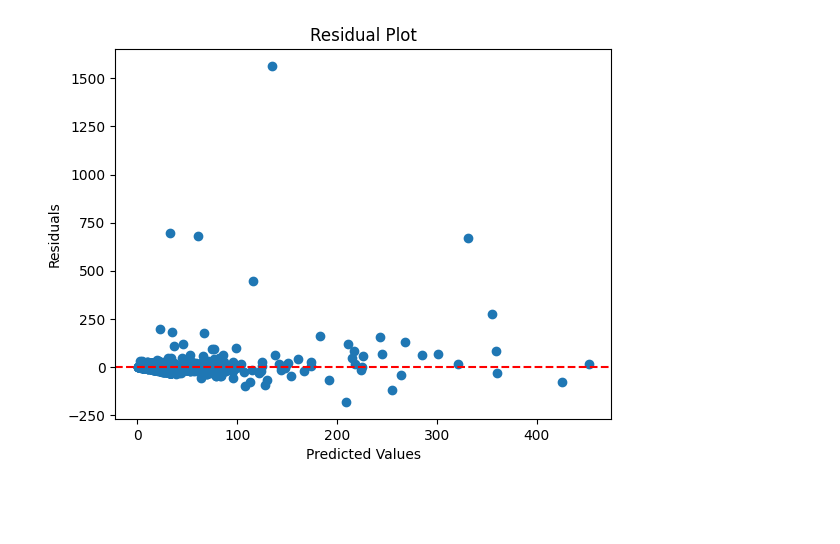
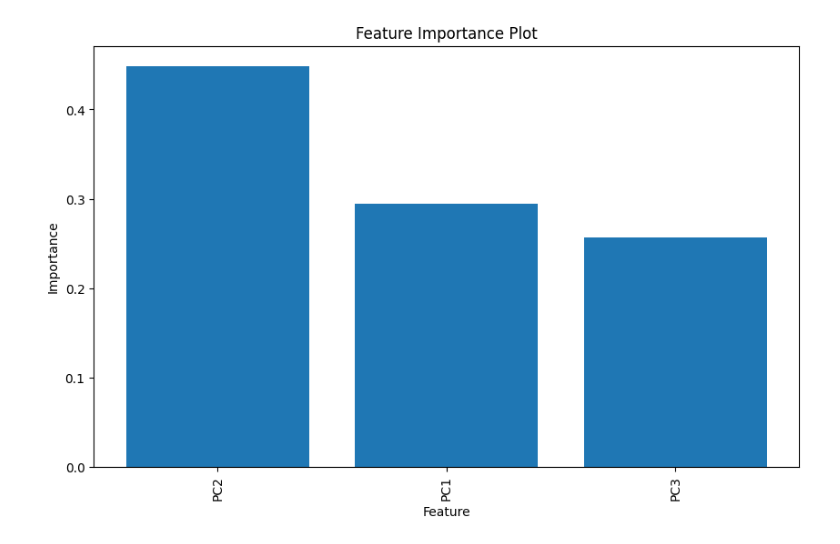
Before and after one commit to bsvab/predicting-li-concentration-using-machine-learning, a Jupyter notebook: code_ml/ml_models/ml_model_train_test_randomforest.ipynb, the cells around one changed output. Cells and saved outputs as stored; diff of their text form; code cells hidden in the pictures; blank space fills up the shorter version.

Commit message:
Random Forest Updates

```diff
--- a/code_ml/ml_models/ml_model_train_test_randomforest.ipynb
+++ b/code_ml/ml_models/ml_model_train_test_randomforest.ipynb
@@ -66,4 +73,5 @@ pipeline = Pipeline(steps=[
 # %%
-# Train the model
-pipeline.fit(X_train, y_train)
+# Define and train the random forest model
+model = RandomForestRegressor(n_estimators=100, random_state=42)
+model.fit(X_train, y_train)
 # %% [output]
@@ -127,11 +118,15 @@ plt.show()
-# %%
-# Residual Plot
-residuals = y_test - y_pred
-plt.scatter(y_pred, residuals)
-plt.xlabel("Predicted Values")
-plt.ylabel("Residuals")
-plt.title("Residual Plot")
-plt.axhline(y=0, color='r', linestyle='--')  # Add horizontal line at y=0
-plt.show()
-# %% [output]
-[figure, removed]
+# %%
+# Visualize feature importance
+feature_importances = model.feature_importances_
+sorted_idx = np.argsort(feature_importances)[::-1]
+sorted_features = [all_features[i] for i in sorted_idx]
+
+plt.figure(figsize=(10, 6))
+plt.bar(range(X.shape[1]), feature_importances[sorted_idx], align="center")
+plt.xticks(range(X.shape[1]), sorted_features, rotation=90)
+plt.xlabel("Feature")
+plt.ylabel("Importance")
+plt.title("Feature Importance Plot")
+plt.show()
+# %% [output]
+[figure, added]
```
Also changed, not shown: parts of 12 cells of this notebook.
